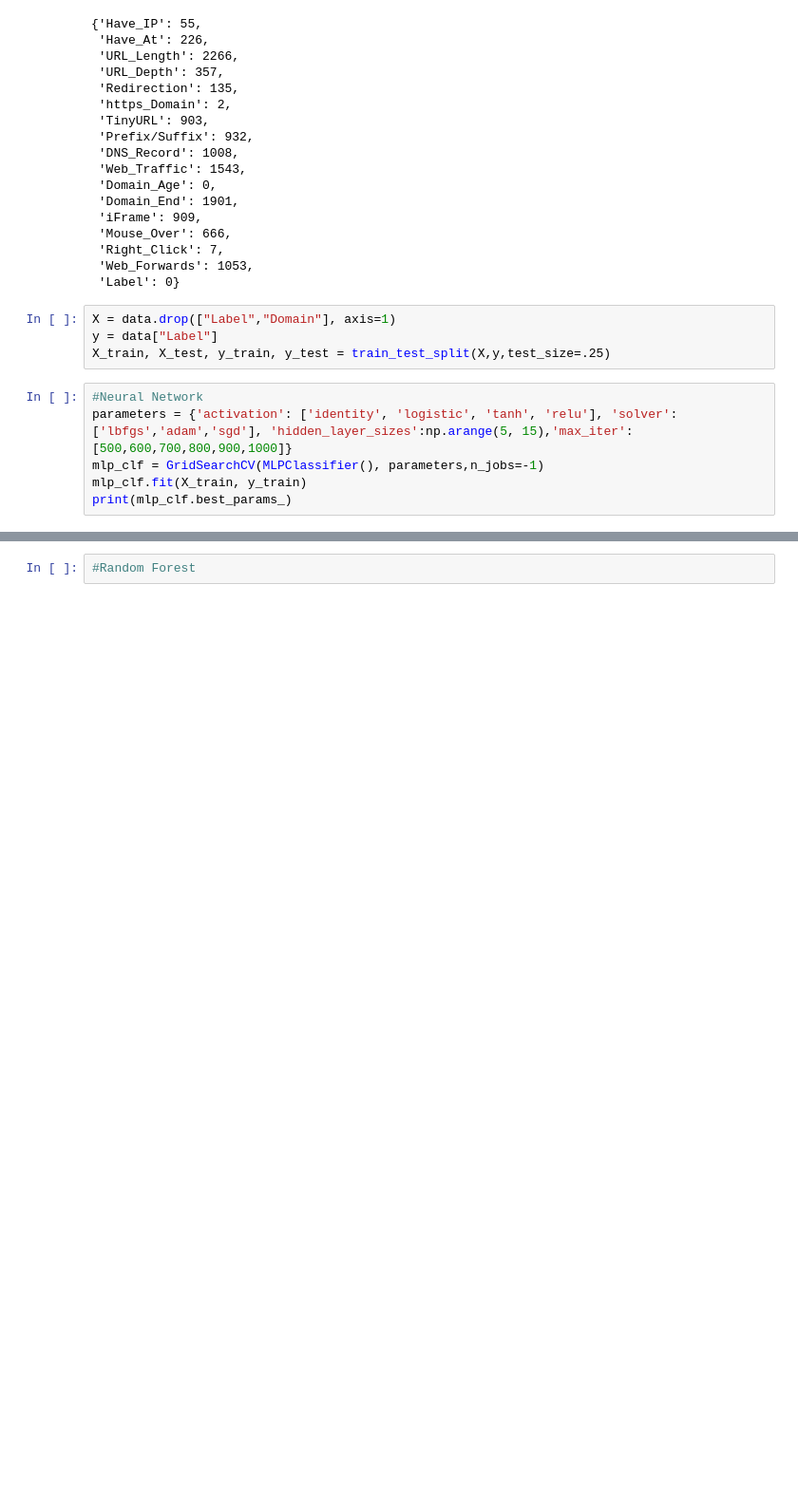
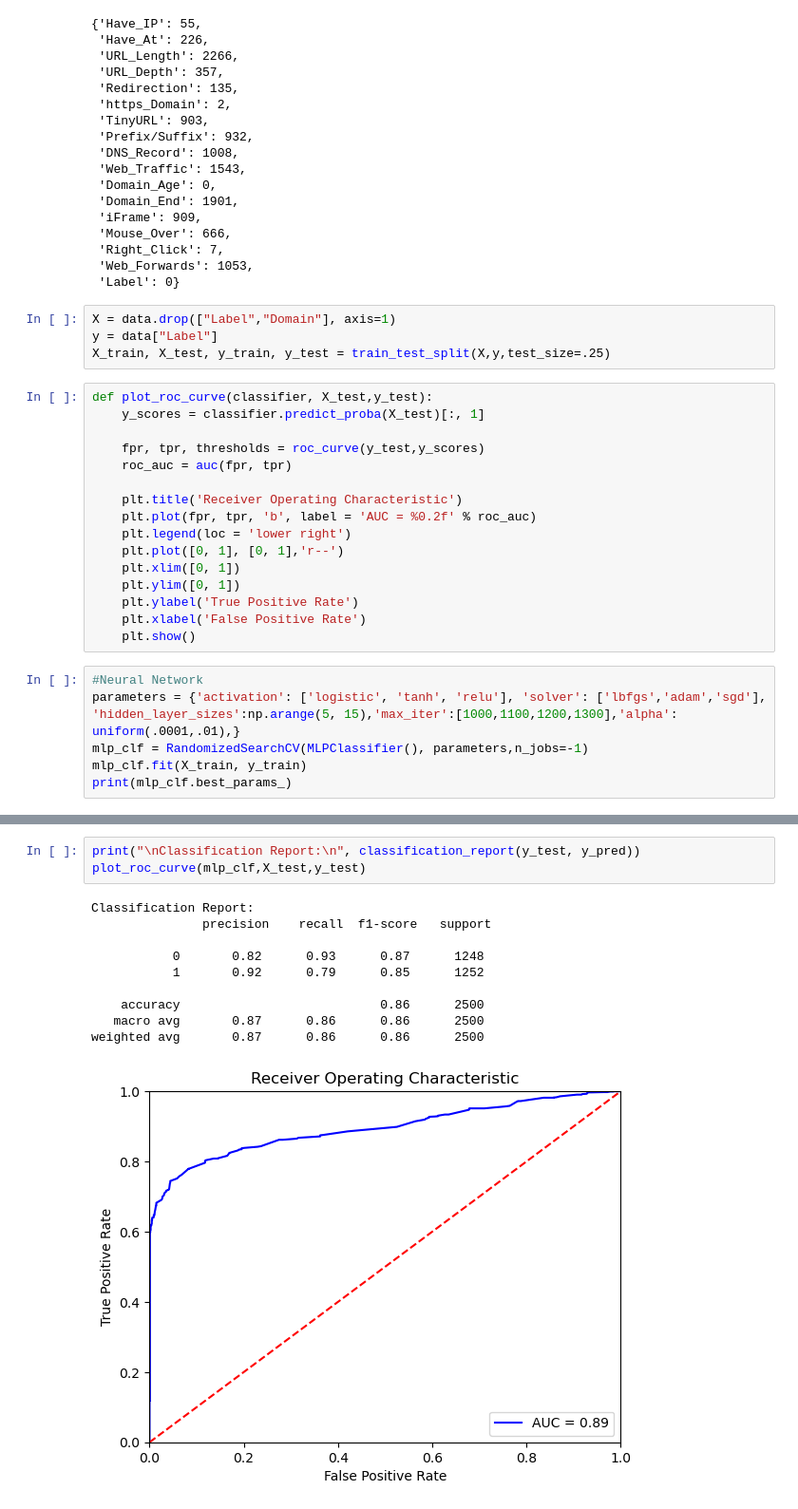
Before and after one commit to kwyo1201/Phishing-URL-Detection_Data-mining, a Jupyter notebook: main.ipynb, the cells around one changed output, grey strips where cells are left out. Shown: that part at 95% size. Saved outputs shown, nothing was run; the diff lists cells and outputs as text; blank space fills up the shorter version.

```diff
--- a/main.ipynb
+++ b/main.ipynb
@@ -79,10 +83,26 @@ outliers
 X = data.drop(["Label","Domain"], axis=1)
 y = data["Label"]
 X_train, X_test, y_train, y_test = train_test_split(X,y,test_size=.25)
+# %%
+def plot_roc_curve(classifier, X_test,y_test):
+    y_scores = classifier.predict_proba(X_test)[:, 1]
+
+    fpr, tpr, thresholds = roc_curve(y_test,y_scores)
+    roc_auc = auc(fpr, tpr)
+
+    plt.title('Receiver Operating Characteristic')
+    plt.plot(fpr, tpr, 'b', label = 'AUC = %0.2f' % roc_auc)
+    plt.legend(loc = 'lower right')
+    plt.plot([0, 1], [0, 1],'r--')
+    plt.xlim([0, 1])
+    plt.ylim([0, 1])
+    plt.ylabel('True Positive Rate')
+    plt.xlabel('False Positive Rate')
+    plt.show()
 # %%
 #Neural Network
-parameters = {'activation': ['identity', 'logistic', 'tanh', 'relu'], 'solver': ['lbfgs','adam','sgd'], 'hidden_layer_sizes':np.arange(5, 15),'max_iter':[500,600,700,800,900,1000]}
-mlp_clf = GridSearchCV(MLPClassifier(), parameters,n_jobs=-1)
+parameters = {'activation': ['logistic', 'tanh', 'relu'], 'solver': ['lbfgs','adam','sgd'], 'hidden_layer_sizes':np.arange(5, 15),'max_iter':[1000,1100,1200,1300],'alpha': uniform(.0001,.01),}
+mlp_clf = RandomizedSearchCV(MLPClassifier(), parameters,n_jobs=-1)
 mlp_clf.fit(X_train, y_train)
 print(mlp_clf.best_params_)
 # %% [output]
@@ -108,2 +128,14 @@ MLP Precision 0.9365234375
-# %%
-#Random Forest
+# %%
+print("\nClassification Report:\n", classification_report(y_test, y_pred))
+plot_roc_curve(mlp_clf,X_test,y_test)
+# %% [output]
+Classification Report:
+               precision    recall  f1-score   support
+
+           0       0.82      0.93      0.87      1248
+           1       0.92      0.79      0.85      1252
+
+    accuracy                           0.86      2500
+   macro avg       0.87      0.86      0.86      2500
+weighted avg       0.87      0.86      0.86      2500
+[figure, added]
```
Also changed, not shown: parts of 4 cells of this notebook.
